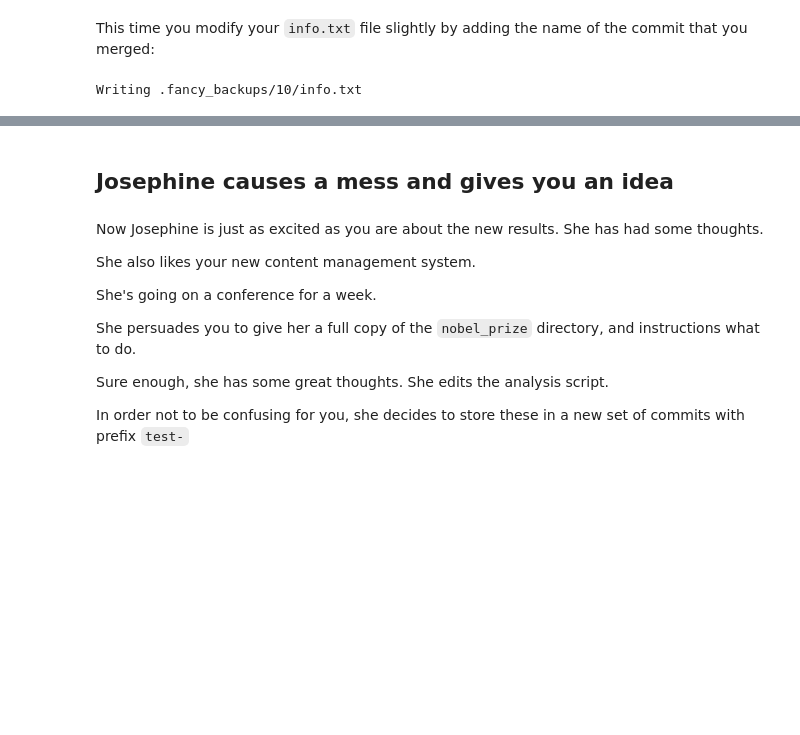
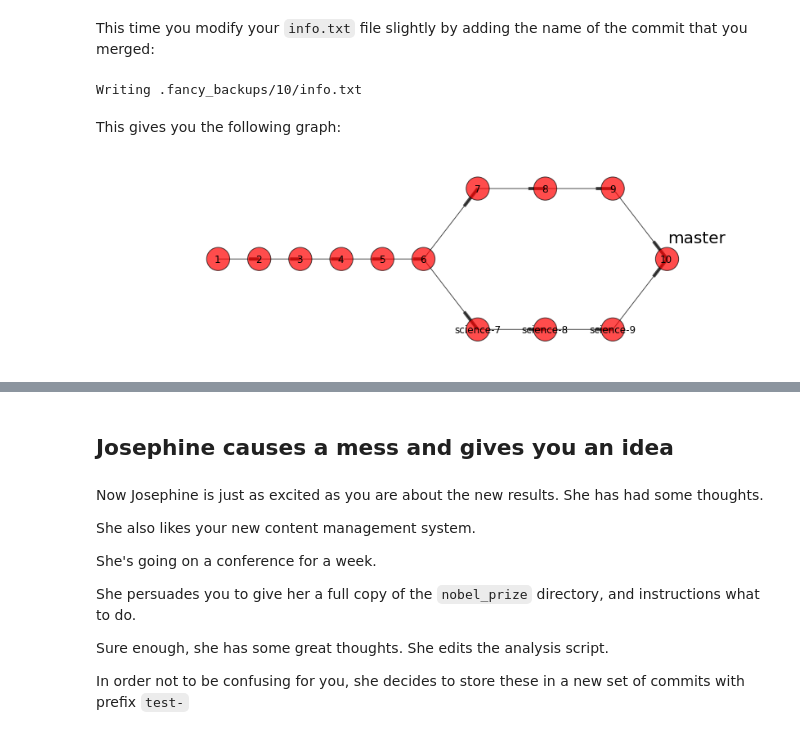
Before and after one commit to dongjwOU/boot-camps, a Jupyter notebook: version-control/git/roll_your_own_cms.ipynb, the cells around one changed output, grey strips where cells are left out. Cells and saved outputs as stored; diff of their text form; code cells hidden in the pictures; blank space fills up the shorter version.

```diff
--- a/version-control/git/roll_your_own_cms.ipynb
+++ b/version-control/git/roll_your_own_cms.ipynb
@@ -411,3 +411,19 @@ Notes: Merge in changes from Science revisions
 Parent: science-9
 # %% [output]
 Writing .fancy_backups/10/info.txt
+# %% [markdown]
+This gives you the following graph:
+# %%
+merge_graph = commit_graph.copy()
+merge_graph.add_node(10)
+merge_graph.add_edge('science-9', 10)
+merge_graph.add_edge(9, 10)
+# Get node positions from graphviz dot
+merge_pos = nx.graphviz_layout(merge_graph, 'dot', args='-Grankdir=LR')
+# Plot the graph.  Most of the setup is off-piste, here's just the output commands
+fig, ax = plt.subplots(figsize=(14, 4))
+nx.draw(merge_graph, merge_pos, ax=ax, node_size=800, node_color='r', alpha=0.7)
+label_node(merge_pos, 10, 'master')
+plt.savefig('../images/.science_master_merged.png')
+# %% [output]
+[figure, added]
```
Also changed, not shown: parts of 45 cells of this notebook, 1 other file.
